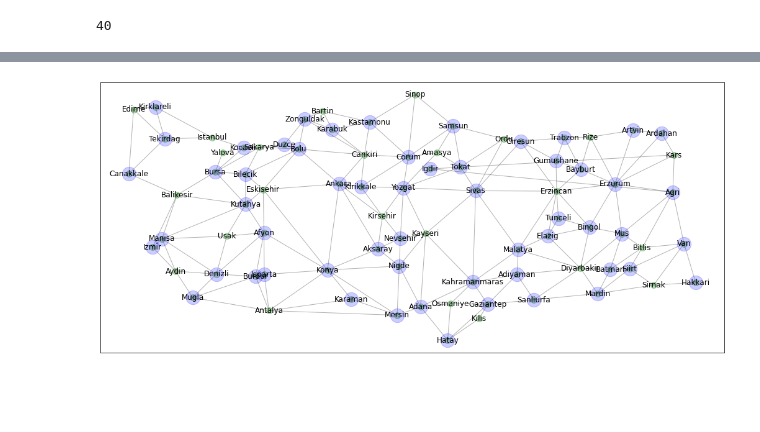
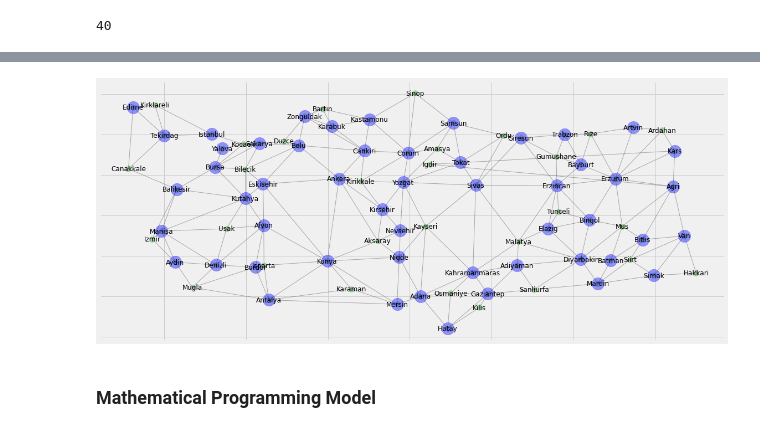
Before and after one commit to armanboyaci/vertex_cover, a Jupyter notebook: analysis.ipynb, the cells around one changed output, grey strips where cells are left out. Cells and saved outputs as stored; diff of their text form; code cells hidden in the pictures; blank space fills up the shorter version.

```diff
--- a/analysis.ipynb
+++ b/analysis.ipynb
@@ -6,10 +8,13 @@ import matplotlib.pyplot as plt
+# %%
+plt.style.use('fivethirtyeight')
 # %%
 with open('data/neighbor_cities_in_Turkey.txt', 'r') as f:
     lines = f.read().splitlines()
 # %%
 G = nx.from_dict_of_lists({line.split(',')[0]: line.split(',')[1:] for line in lines})
 # %%
-len(set(G.nodes))
+n = len(set(G.nodes))
+n
 # %% [output]
 81
 # %%
@@ -95,0 +102,10 @@ len(G.nodes) - len(nx.algorithms.mis.maximal_independent_set(G))
+# %%
+# |V| = a minimal vertex cover + a maximal independent set
+# networkx provides a maximal independent set algorithm
+# the algorithm returns a different maximal independent set each time
+# we call the algorithm several times and then select the biggest one
+trials = []
+for _ in range(100_000):
+    independet_set = nx.algorithms.mis.maximal_independent_set(G)
+    trials.append( (n - len(independet_set), independet_set) )
+min(trials, key=operator.itemgetter(0))
@@ -96,10 +130,12 @@ len(G.nodes) - len(nx.algorithms.mis.maximal_independent_set(G))
 # %%
-vertex_cover = set(G.nodes).difference(nx.algorithms.mis.maximal_independent_set(G))
+vertex_cover = set(G.nodes).difference(min(trials, key=operator.itemgetter(0))[1])
 # %%
 plt.figure(figsize=(18,8))
 nodes = nx.draw_networkx_nodes(G, pos=pos, alpha=0.3, node_size=100, node_color='green')
-vc = nx.draw_networkx_nodes(G, nodelist=vertex_cover, pos=pos, alpha=0.2, node_size=500, node_color='blue')
+vc = nx.draw_networkx_nodes(G, nodelist=vertex_cover, pos=pos, alpha=0.4, node_size=500, node_color='blue')
 labels = nx.draw_networkx_labels(G, pos=pos)
 edges = nx.draw_networkx_edges(G, pos=pos, alpha=0.3)
 # %% [output]
-[figure, old version]
+[figure, new version]
+# %% [markdown]
+### Mathematical Programming Model
```
Also changed, not shown: parts of 11 cells of this notebook.
